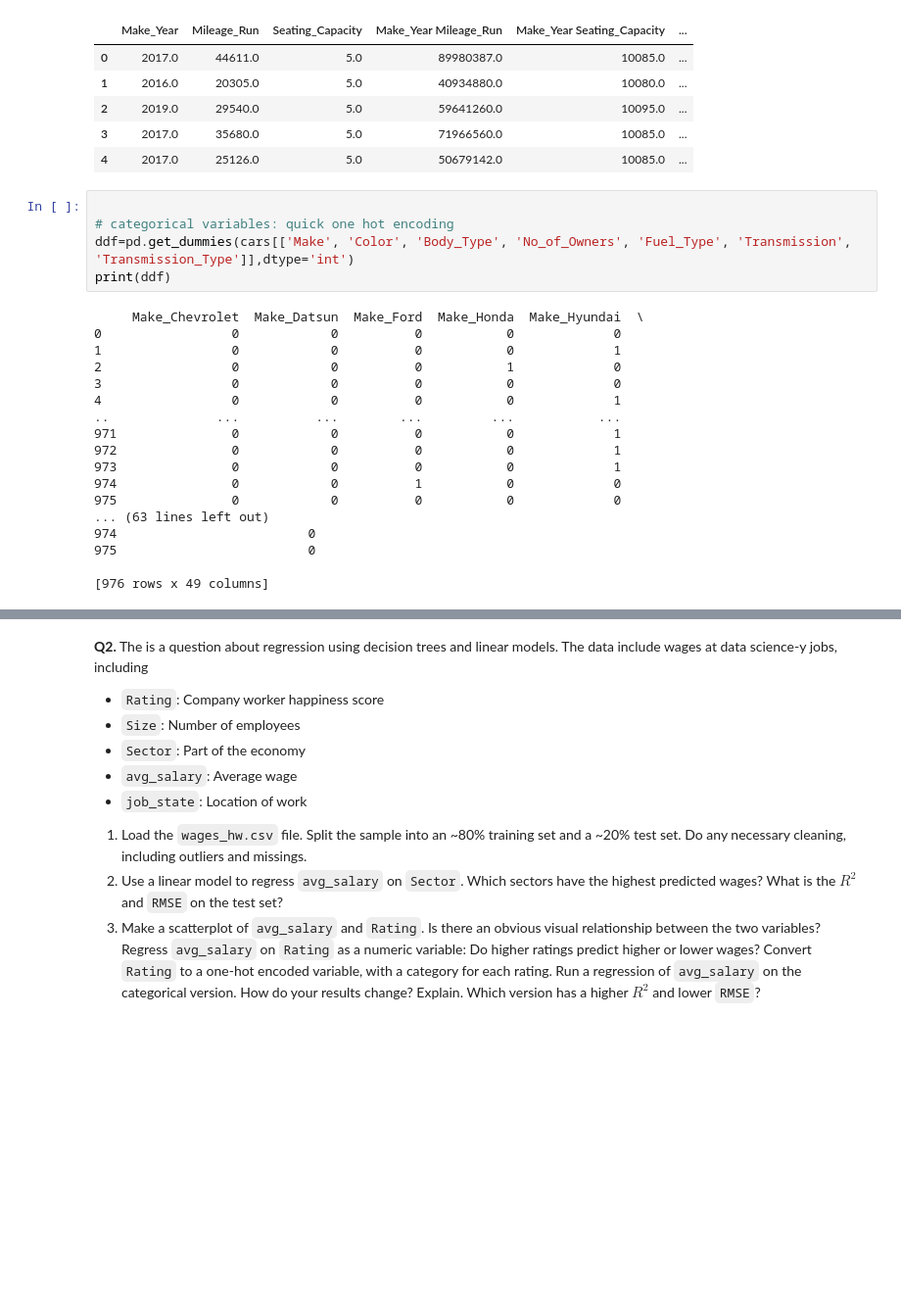
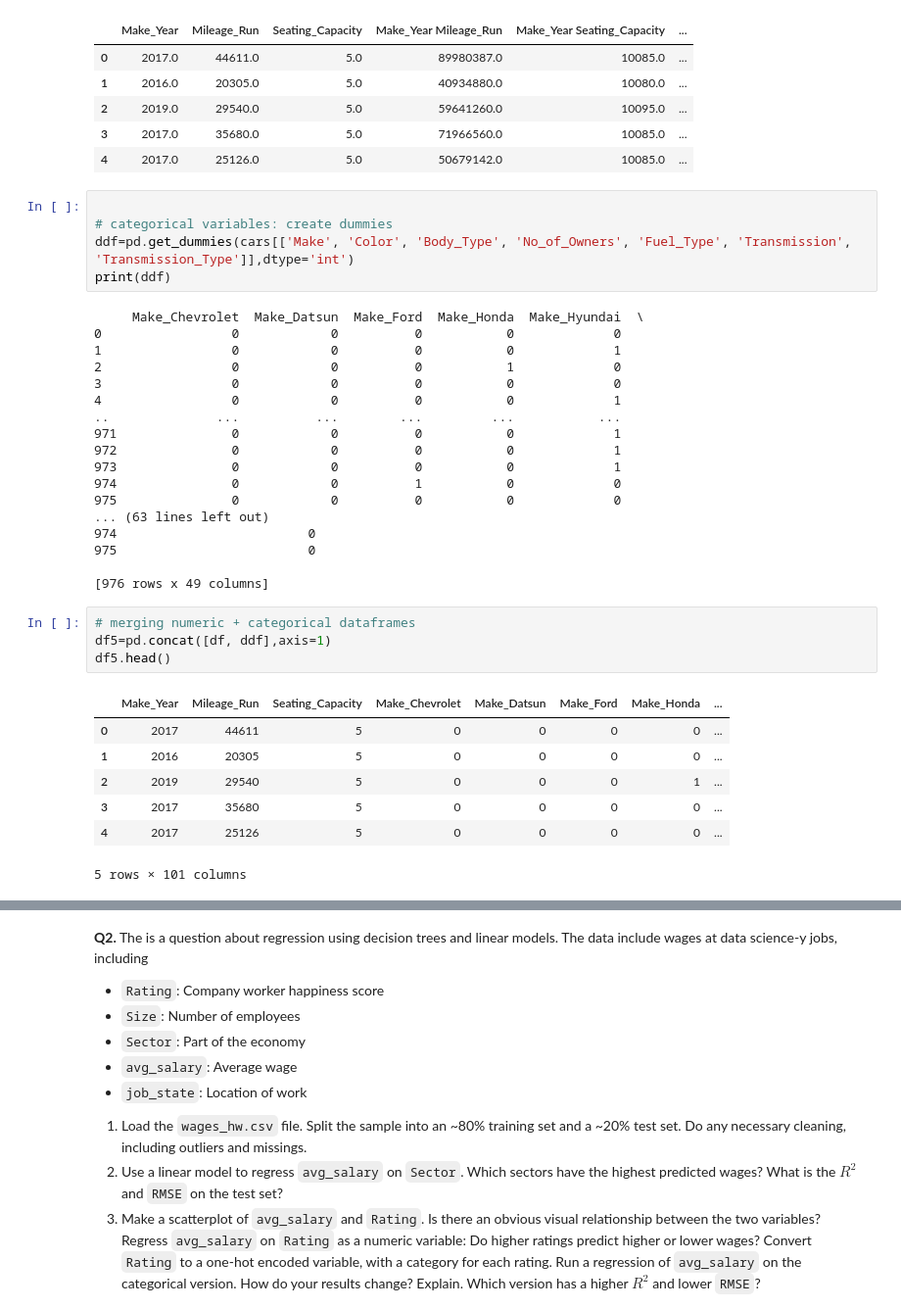
Before and after one commit to aniishap/assignment4, a Jupyter notebook: assignment4.ipynb, the cells around one changed output, grey strips where cells are left out. Shown: that part at 98% size. Drawn from its saved outputs; the diff is of its cells as text; blank space fills up the shorter version.

```diff
--- a/assignment4.ipynb
+++ b/assignment4.ipynb
@@ -274,7 +274,7 @@ zdf.head()
 | 4 | 2017.0 | 25126.0 | 5.0 | 50679142.0 | 10085.0 | ... |
 # %%
 
-# categorical variables: quick one hot encoding
+# categorical variables: create dummies
 ddf=pd.get_dummies(cars[['Make', 'Color', 'Body_Type', 'No_of_Owners', 'Fuel_Type', 'Transmission', 'Transmission_Type']],dtype='int')
 print(ddf)
 # %% [output]
@@ -295,3 +295,15 @@ print(ddf)
 975                         0
 
 [976 rows x 49 columns]
+# %%
+# merging numeric + categorical dataframes
+df5=pd.concat([df, ddf],axis=1)
+df5.head()
+# %% [output]
+|  | Make_Year | Mileage_Run | Seating_Capacity | Make_Chevrolet | Make_Datsun | Make_Ford | Make_Honda | ... |
+| 0 | 2017 | 44611 | 5 | 0 | 0 | 0 | 0 | ... |
+| 1 | 2016 | 20305 | 5 | 0 | 0 | 0 | 0 | ... |
+| 2 | 2019 | 29540 | 5 | 0 | 0 | 0 | 1 | ... |
+| 3 | 2017 | 35680 | 5 | 0 | 0 | 0 | 0 | ... |
+| 4 | 2017 | 25126 | 5 | 0 | 0 | 0 | 0 | ... |
+5 rows × 101 columns
```
Also changed, not shown: parts of 3 cells of this notebook.
